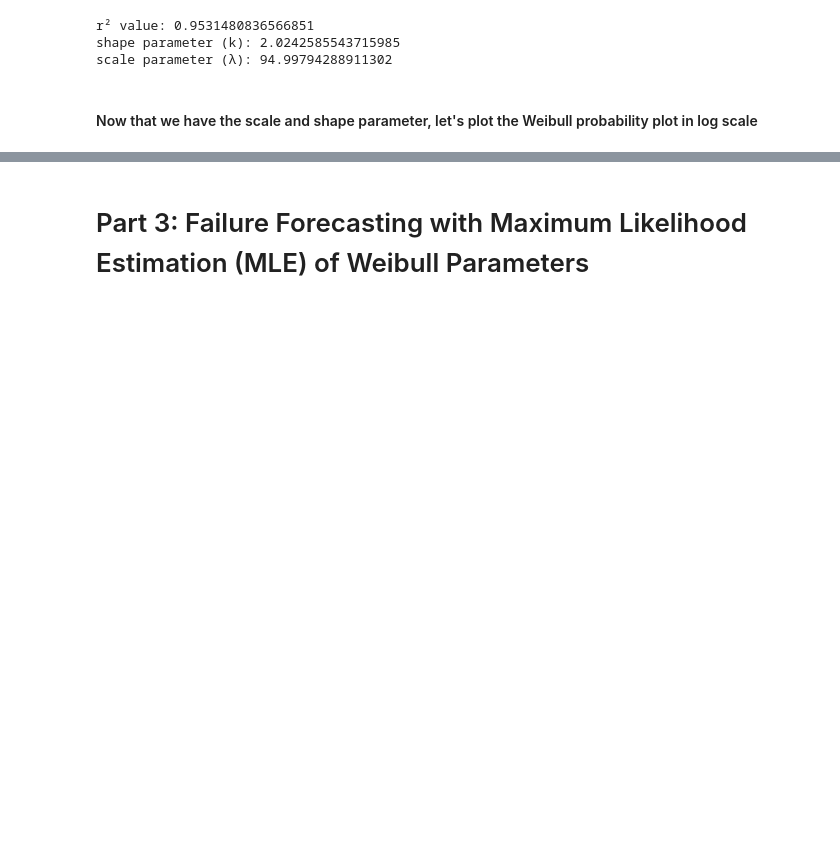
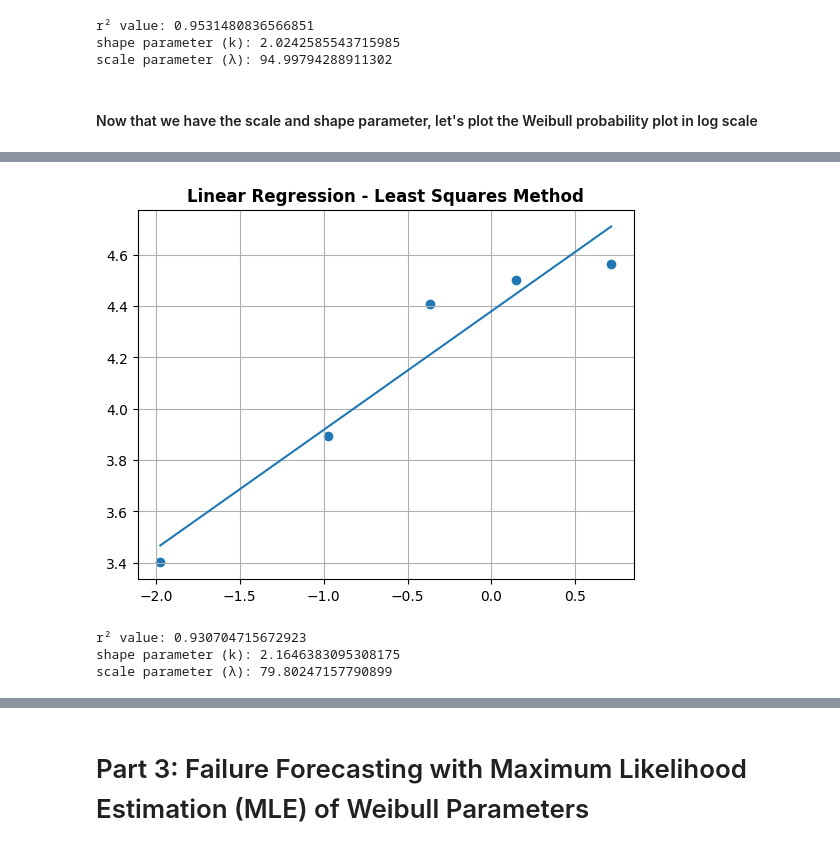
Before and after one commit to pybokeh/forecasting, a Jupyter notebook: notebooks/Weibull_Analysis.ipynb, the cells around one changed output, grey strips where cells are left out. Cells and saved outputs as stored; diff of their text form; code cells hidden in the pictures; blank space fills up the shorter version.

```diff
--- a/notebooks/Weibull_Analysis.ipynb
+++ b/notebooks/Weibull_Analysis.ipynb
@@ -435,0 +482,30 @@ plt.show()
+# %%
+import scipy.stats as stats # scipy is a statistical package for Python
+import math
+
+# Use Scipy's stats package to perform least-squares fit
+slope_without_sus, intercept_without_sus, r_value_without_sus, p_value_without_sus, std_err_without_sus = stats.linregress(x_without_sus,y_without_sus)
+
+line_without_sus = slope_without_sus * x_without_sus + intercept_without_sus
+plt.scatter(x_without_sus,y_without_sus)
+plt.plot(x_without_sus,line_without_sus)
+plt.title("Linear Regression - Least Squares Method", weight='bold')
+plt.grid()
+plt.show()
+
+# Since we plot failure times on the y-axis, the actual slope is inverted
+shape_without_sus = 1/slope_without_sus
+# Since we plot failure times on the y-axis, we want the x-intercept, not the y-intercept
+# x-intercept is equal to the negative y-intercept divided by the slope/shape parameter
+# Basically you are solving for x: 0 = mx + b, equation of the line where y = 0
+x_intercept_without_sus = - intercept_without_sus / shape_without_sus
+
+print("r\u00b2 value:", r_value_without_sus**2)
+print("shape parameter (k):", shape_without_sus)
+scale_without_sus = math.exp(-x_intercept_without_sus/slope_without_sus)
+print("scale parameter (\u03BB):", scale_without_sus)
+# %% [output]
+[figure, added]
+r² value: 0.930704715672923
+shape parameter (k): 2.1646383095308175
+scale parameter (λ): 79.80247157790899
```
Also changed, not shown: parts of 16 cells of this notebook.
